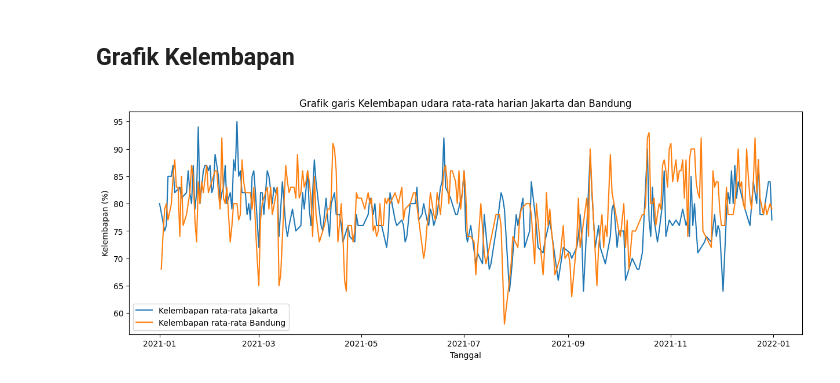
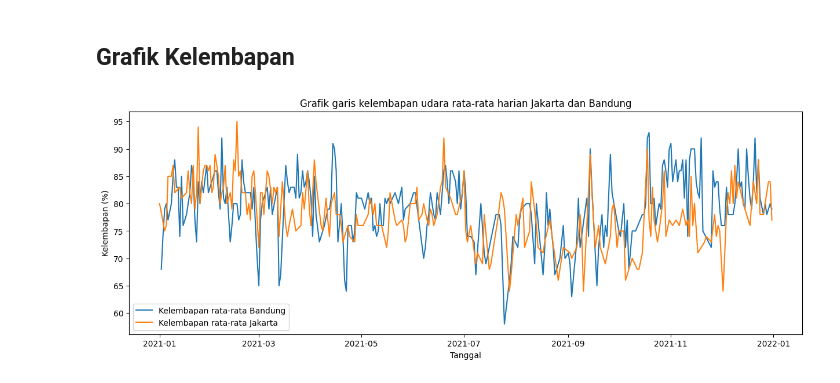
Before and after one commit to KaonWry/tubes-2-pengkom, a Jupyter notebook: main.ipynb, the cells around one changed output. Saved outputs shown, nothing was run; the diff lists cells and outputs as text; code cells hidden in the pictures.

```diff
--- a/main.ipynb
+++ b/main.ipynb
@@ -208,16 +213,16 @@ Koefisien korelasi suhu rata-rata : 0.418
 ## Grafik Kelembapan
 # %%
 plt.figure(figsize=(15,5))
-plt.title('Grafik garis Kelembapan udara rata-rata harian Jakarta dan Bandung')
+plt.title('Grafik garis kelembapan udara rata-rata harian Jakarta dan Bandung')
+# Bandung
+plt.plot(dfBandung.dropna()['Tanggal'], dfBandung.dropna()['RH_avg'])
+
 # Jakarta
 plt.plot(dfJakarta.dropna()['Tanggal'], dfJakarta.dropna()['RH_avg'])
 
-# Bandung
-plt.plot(dfBandung.dropna()['Tanggal'], dfBandung.dropna()['RH_avg'])
-
 plt.xlabel('Tanggal')
 plt.ylabel('Kelembapan (%)')
-plt.legend(['Kelembapan rata-rata Jakarta', 'Kelembapan rata-rata Bandung'])
+plt.legend(['Kelembapan rata-rata Bandung', 'Kelembapan rata-rata Jakarta'])
 plt.show()
 # %% [output]
-[figure, old version]
+[figure, new version]
```
Also changed, not shown: parts of 13 cells of this notebook.
